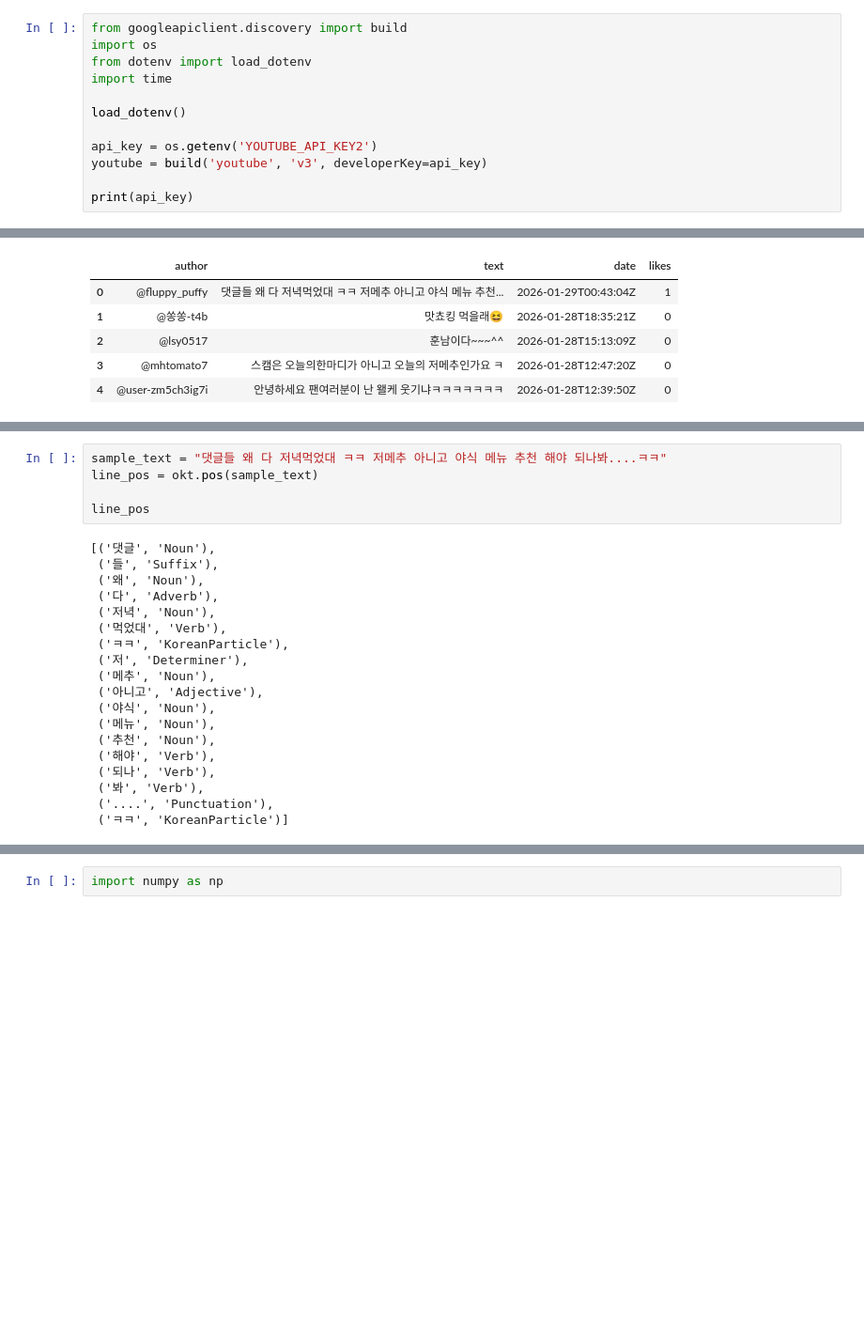
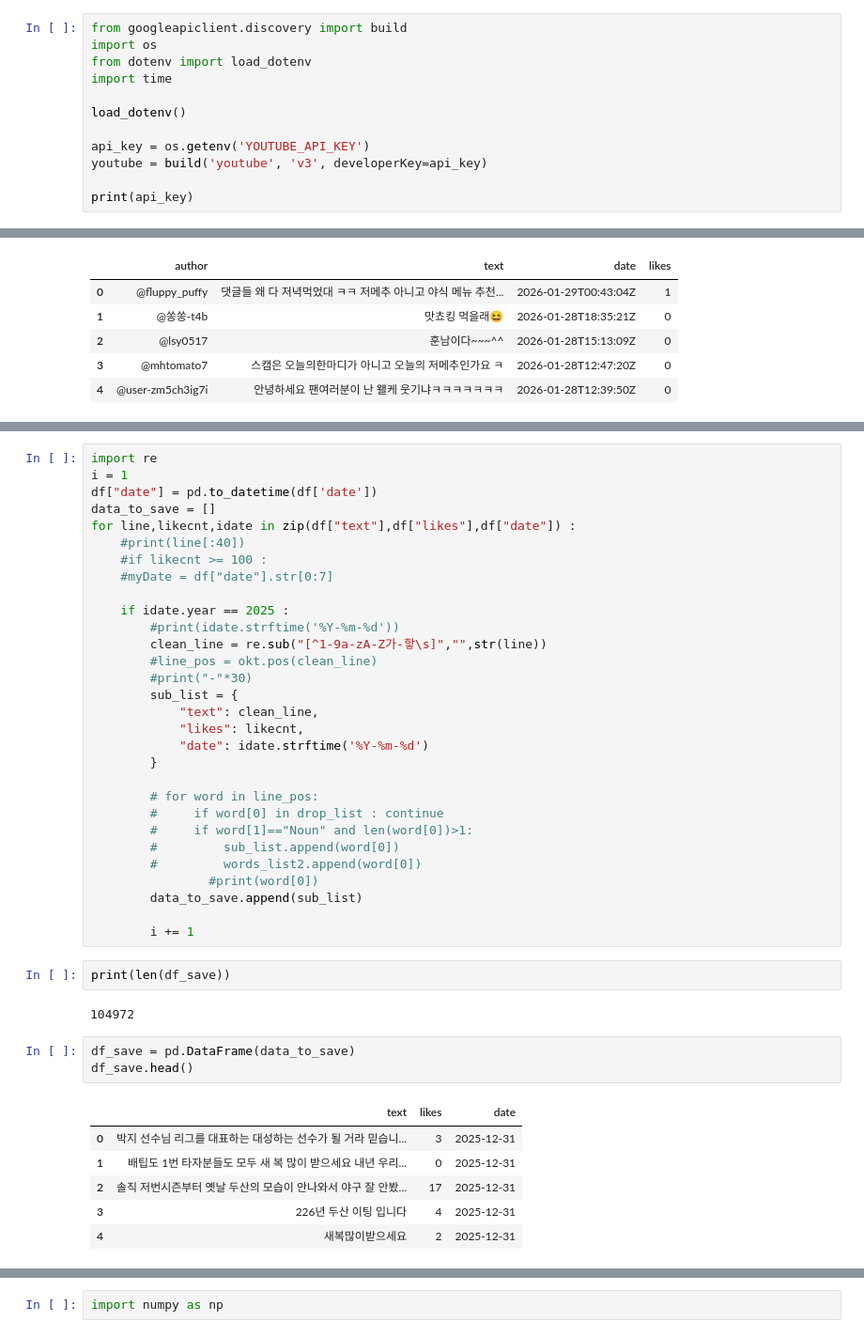
Before and after one commit to ejm102338-maker/pj01-data-analysis, a Jupyter notebook: 00_prj_유투브영상_두산베어스_댓글.ipynb, the cells around one changed output, grey strips where cells are left out. Shown at 94% size. Saved outputs shown, nothing was run; the diff lists cells and outputs as text; blank space fills up the shorter version.

```diff
--- a/00_prj_유투브영상_두산베어스_댓글.ipynb
+++ b/00_prj_유투브영상_두산베어스_댓글.ipynb
@@ -6,7 +6,7 @@ import time
 
 load_dotenv()
 
-api_key = os.getenv('YOUTUBE_API_KEY2')
+api_key = os.getenv('YOUTUBE_API_KEY')
 youtube = build('youtube', 'v3', developerKey=api_key)
 
 print(api_key)
@@ -151,25 +187,45 @@ drop_list = ["두산","베어스","두산베어스","야구"]
 df = df.dropna(subset=['text']) # text 컬럼의 결측치 제거
-# %%
-sample_text = "댓글들 왜 다 저녁먹었대 ㅋㅋ 저메추 아니고 야식 메뉴 추천 해야 되나봐....ㅋㅋ"
-line_pos = okt.pos(sample_text)
-
-line_pos
-# %% [output]
-[('댓글', 'Noun'),
- ('들', 'Suffix'),
- ('왜', 'Noun'),
- ('다', 'Adverb'),
- ('저녁', 'Noun'),
- ('먹었대', 'Verb'),
- ('ㅋㅋ', 'KoreanParticle'),
- ('저', 'Determiner'),
- ('메추', 'Noun'),
- ('아니고', 'Adjective'),
- ('야식', 'Noun'),
- ('메뉴', 'Noun'),
- ('추천', 'Noun'),
- ('해야', 'Verb'),
- ('되나', 'Verb'),
- ('봐', 'Verb'),
- ('....', 'Punctuation'),
- ('ㅋㅋ', 'KoreanParticle')]
+# %%
+import re
+i = 1
+df["date"] = pd.to_datetime(df['date'])
+data_to_save = []
+for line,likecnt,idate in zip(df["text"],df["likes"],df["date"]) :
+    #print(line[:40])
+    #if likecnt >= 100 :
+    #myDate = df["date"].str[0:7]
+
+    if idate.year == 2025 :
+        #print(idate.strftime('%Y-%m-%d'))
+        clean_line = re.sub("[^1-9a-zA-Z가-핳\s]","",str(line))
+        #line_pos = okt.pos(clean_line)
+        #print("-"*30)
+        sub_list = {
+            "text": clean_line,
+            "likes": likecnt,
+            "date": idate.strftime('%Y-%m-%d')
+        }
+
+        # for word in line_pos:
+        #     if word[0] in drop_list : continue
+        #     if word[1]=="Noun" and len(word[0])>1:
+        #         sub_list.append(word[0])
+        #         words_list2.append(word[0])
+                #print(word[0])
+        data_to_save.append(sub_list)
+
+        i += 1
+# %%
+print(len(df_save))
+# %% [output]
+104972
+# %%
+df_save = pd.DataFrame(data_to_save)
+df_save.head()
+# %% [output]
+|  | text | likes | date |
+| 0 | 박지 선수님 리그를 대표하는 대성하는 선수가 될 거라 믿습니... | 3 | 2025-12-31 |
+| 1 | 배팁도 1번 타자분들도 모두 새 복 많이 받으세요 내년 우리... | 0 | 2025-12-31 |
+| 2 | 솔직 저번시즌부터 옛날 두산의 모습이 안나와서 야구 잘 안봤... | 17 | 2025-12-31 |
+| 3 | 226년 두산 이팅 입니다 | 4 | 2025-12-31 |
+| 4 | 새복많이받으세요 | 2 | 2025-12-31 |
```
Also changed, not shown: parts of 12 cells of this notebook, 2 other files.
